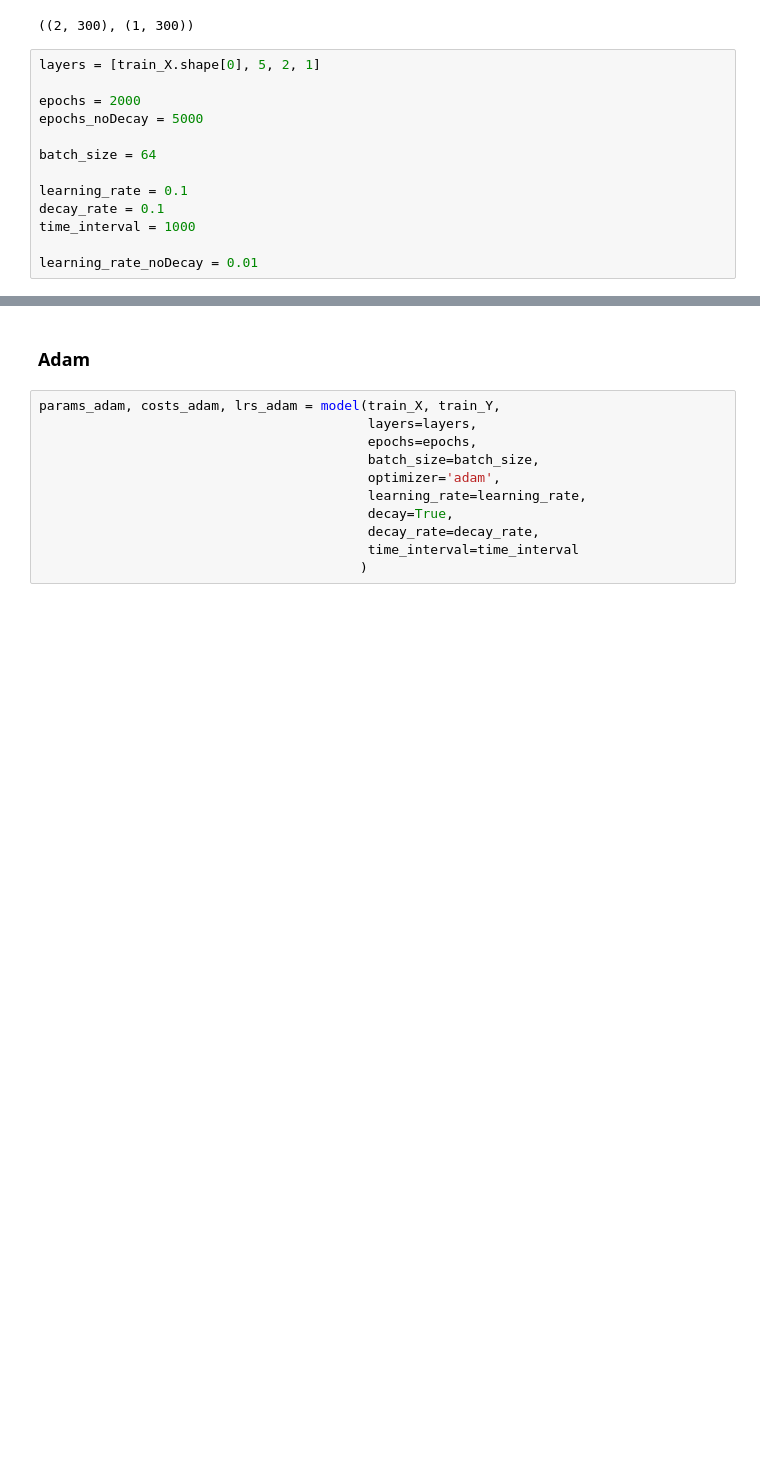
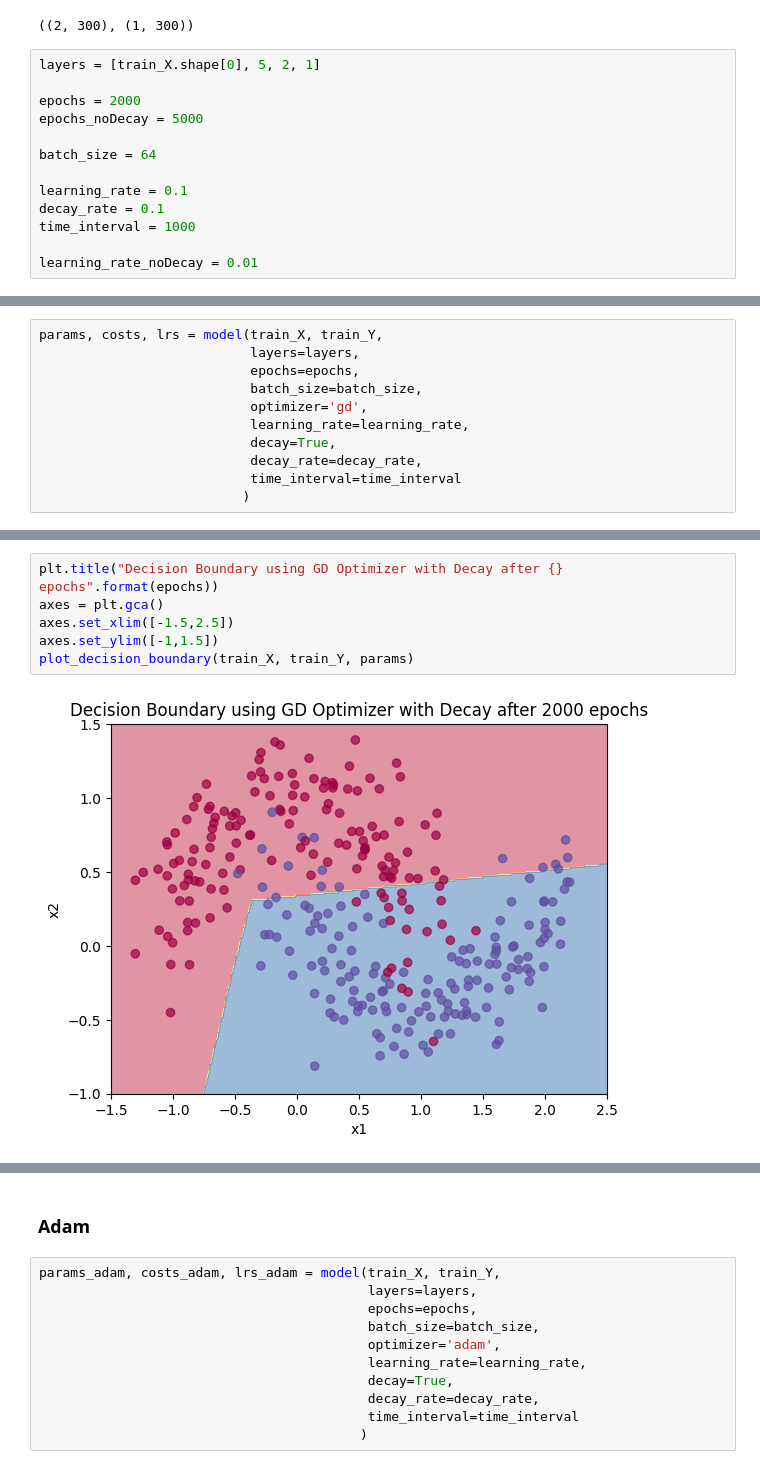
Before and after one commit to manhtdxxx/learn-ML, a Jupyter notebook: 04 - Deep Learning/DL Specialization by DeepLearning.AI/C2_W2 - Optimization Methods.ipynb, the cells around one changed output, grey strips where cells are left out. Drawn from its saved outputs; the diff is of its cells as text; blank space fills up the shorter version.

```diff
--- a/04 - Deep Learning/DL Specialization by DeepLearning.AI/C2_W2 - Optimization Methods.ipynb
+++ b/04 - Deep Learning/DL Specialization by DeepLearning.AI/C2_W2 - Optimization Methods.ipynb
@@ -559,0 +562,11 @@ learning_rate_noDecay = 0.01
+# %%
+params, costs, lrs = model(train_X, train_Y,
+                           layers=layers,
+                           epochs=epochs,
+                           batch_size=batch_size,
+                           optimizer='gd',
+                           learning_rate=learning_rate,
+                           decay=True,
+                           decay_rate=decay_rate,
+                           time_interval=time_interval
+                          )
@@ -559,0 +616,8 @@ learning_rate_noDecay = 0.01
+# %%
+plt.title("Decision Boundary using GD Optimizer with Decay after {} epochs".format(epochs))
+axes = plt.gca()
+axes.set_xlim([-1.5,2.5])
+axes.set_ylim([-1,1.5])
+plot_decision_boundary(train_X, train_Y, params)
+# %% [output]
+[figure, added]
```
Also changed, not shown: parts of 7 cells of this notebook, 1 other file.
